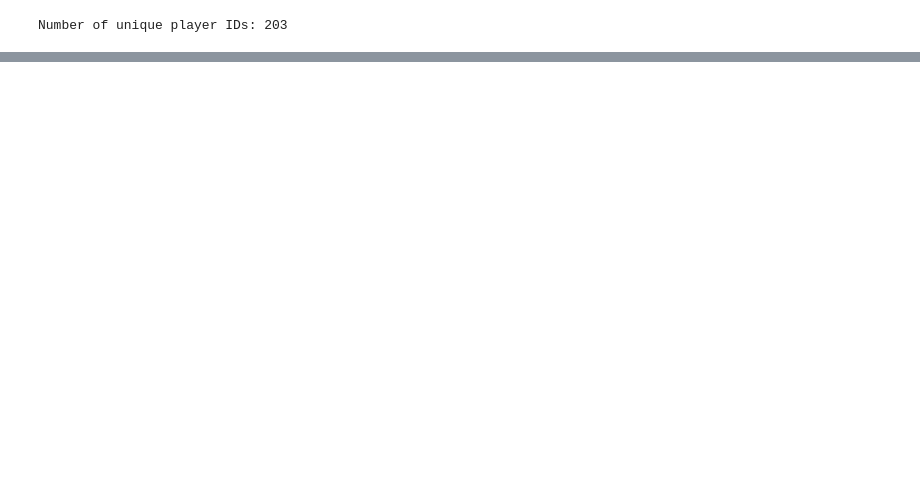
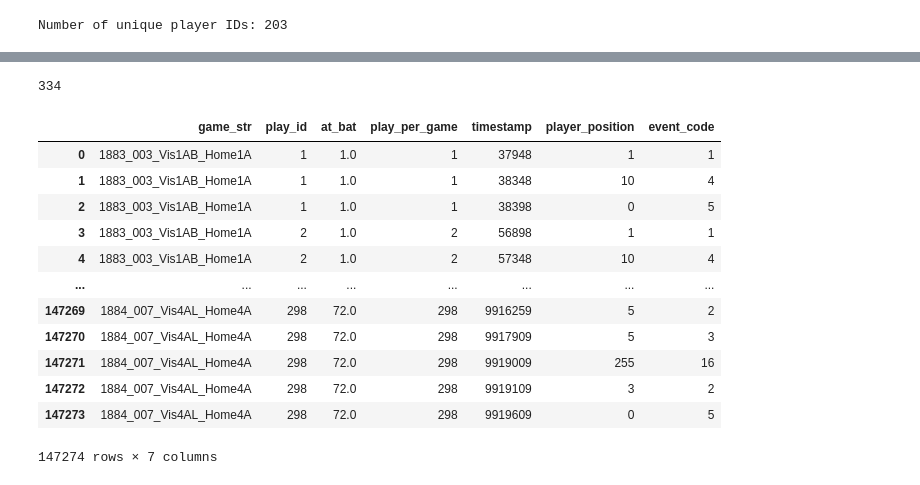
Before and after one commit to victorhauvi/SMT2024, a Jupyter notebook: 2024_SMT_Data_Challenge/SMT.ipynb, the cells around one changed output, grey strips where cells are left out. Drawn from its saved outputs; the diff is of its cells as text; code cells hidden in the pictures; blank space fills up the shorter version.

```diff
--- a/2024_SMT_Data_Challenge/SMT.ipynb
+++ b/2024_SMT_Data_Challenge/SMT.ipynb
@@ -521,0 +540,12 @@ print(len(player_ids_list))
+# %%
+# Now want to get all the game_str, player_per_game, home team + away team where any of the player IDs in the fielders list appears
+center_fielders_ids = center_fielders['center_field'].astype(int).tolist()
+left_fielders_ids = left_fielders['left_field'].astype(int).tolist()
+right_fielders_ids = right_fielders['right_field'].astype(int).tolist()
+fielders_ids = list(set(center_fielders_ids + left_fielders_ids + right_fielders_ids)) #gets rid of duplicate ids
+
+#Filter the rows in game_info where any of the player IDs in the fielders list appears
+game_info_fielders = game_info[
+    (game_info['left_field'].isin(fielders_ids)) |
+    (game_info['center_field'].isin(fielders_ids)) |
+    (game_info['right_field'].isin(fielders_ids))] # make a new df of only the rows where a fielder is in the game (from the home team player ids)
@@ -521,0 +588,36 @@ print(len(player_ids_list))
+# %%
+game_dict = {}
+for index, row in game_info_fielders.iterrows():
+    if row['game_str'] not in game_dict:
+        game_dict[row['game_str']] = [] #initialize if not in the dictionary
+    game_dict[row['game_str']].append(row['play_per_game']) #if already in the dictionmary just append it to the value list
+
+game_dict['1883_001_Vis1AB_Home1A']
+
+#end up with a dictionary of the key game_Str and the plays where we have a fielder in the game
+len(game_dict)
+# %% [output]
+334
+# %%
+game_events_fielders = pd.DataFrame()
+for game_str, plays in game_dict.items():
+    game_rows = game_events[game_events['game_str'] == game_str] #rows where the game_str is in the dictionary from game_events
+
+    for play in plays:
+        play_rows = game_rows[game_rows['play_per_game'] == play] #for a given game_str, get the rows where the play_per_game is in the dictionary (i.e a fielder is in the game)
+        game_events_fielders = pd.concat([game_events_fielders, play_rows], ignore_index=True)
+game_events_fielders # we end up with a data frame of the game events where a fielder is playing
+# %% [output]
+|  | game_str | play_id | at_bat | play_per_game | timestamp | player_position | event_code |
+| 0 | 1883_003_Vis1AB_Home1A | 1 | 1.0 | 1 | 37948 | 1 | 1 |
+| 1 | 1883_003_Vis1AB_Home1A | 1 | 1.0 | 1 | 38348 | 10 | 4 |
+| 2 | 1883_003_Vis1AB_Home1A | 1 | 1.0 | 1 | 38398 | 0 | 5 |
+| 3 | 1883_003_Vis1AB_Home1A | 2 | 1.0 | 2 | 56898 | 1 | 1 |
+| 4 | 1883_003_Vis1AB_Home1A | 2 | 1.0 | 2 | 57348 | 10 | 4 |
+| ... | ... | ... | ... | ... | ... | ... | ... |
+| 147269 | 1884_007_Vis4AL_Home4A | 298 | 72.0 | 298 | 9916259 | 5 | 2 |
+| 147270 | 1884_007_Vis4AL_Home4A | 298 | 72.0 | 298 | 9917909 | 5 | 3 |
+| 147271 | 1884_007_Vis4AL_Home4A | 298 | 72.0 | 298 | 9919009 | 255 | 16 |
+| 147272 | 1884_007_Vis4AL_Home4A | 298 | 72.0 | 298 | 9919109 | 3 | 2 |
+| 147273 | 1884_007_Vis4AL_Home4A | 298 | 72.0 | 298 | 9919609 | 0 | 5 |
+147274 rows × 7 columns
```
Also changed, not shown: parts of 26 cells of this notebook, 41 other files.
